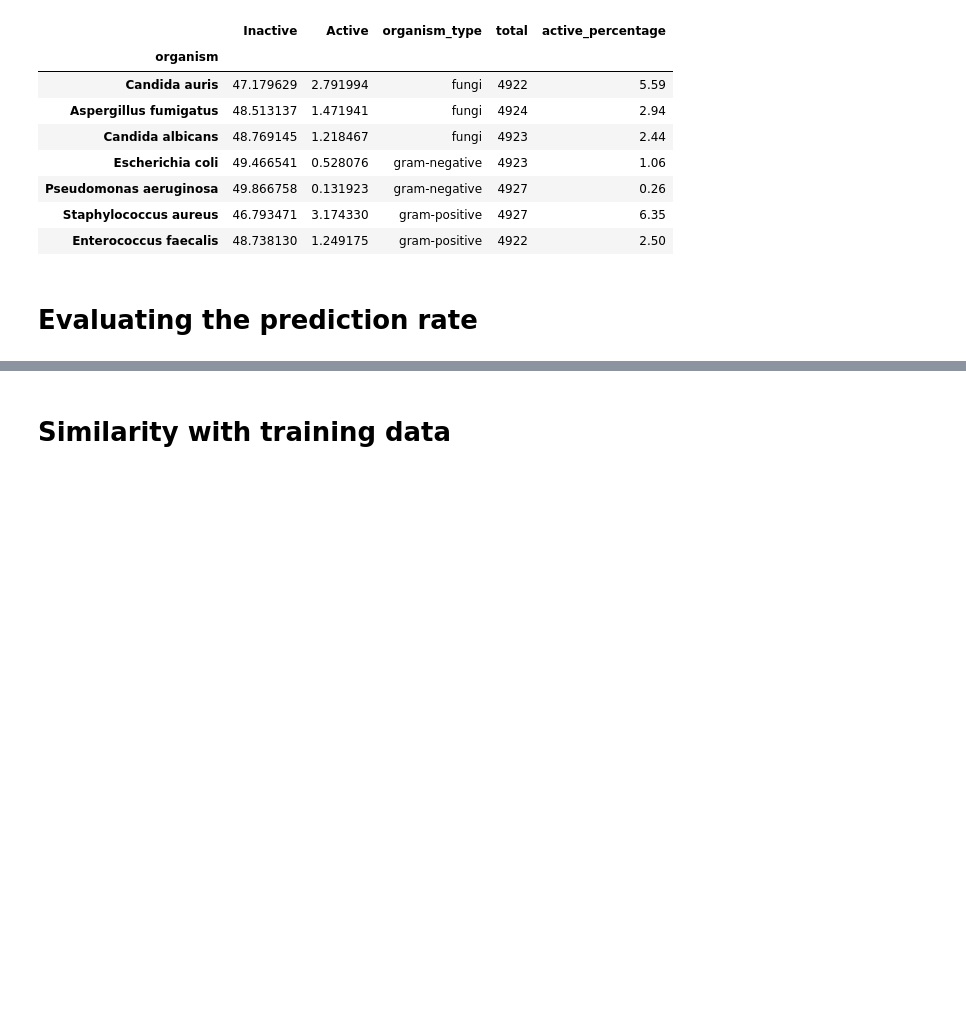
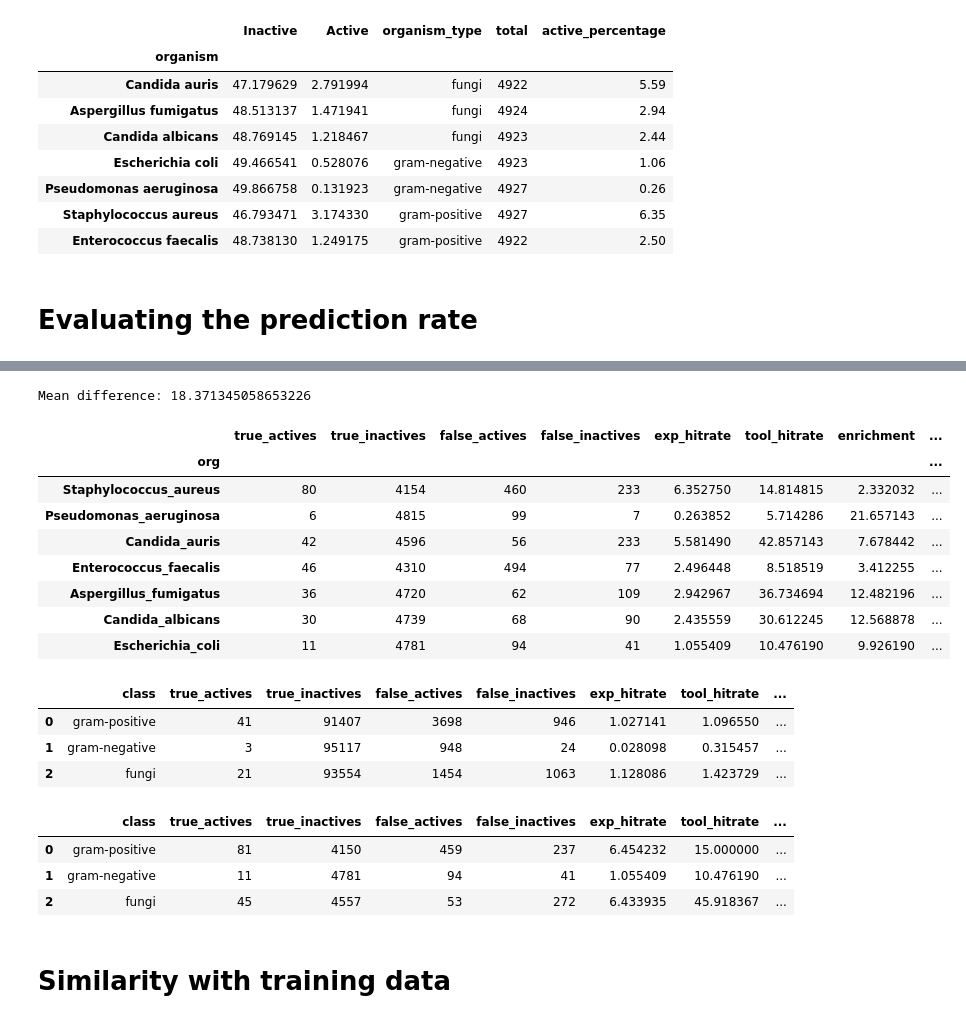
Before and after one commit to IMI-COMBINE/broad_spectrum_prediction, a Jupyter notebook: src/9_2_prediction_deep_dive.ipynb, the cells around one changed output, grey strips where cells are left out. Saved outputs shown, nothing was run; the diff lists cells and outputs as text; code cells hidden in the pictures; blank space fills up the shorter version.

```diff
--- a/src/9_2_prediction_deep_dive.ipynb
+++ b/src/9_2_prediction_deep_dive.ipynb
@@ -508,3 +341,33 @@ get_prediction_pathogen_class_wise(bioactive_df)
+# %%
+bioactive_df_strain = get_prediction_accuracy_by_strain(bioactive_df)
+bioactive_df_strain
+# %% [output]
+Mean difference: 18.371345058653226
+|  | true_actives | true_inactives | false_actives | false_inactives | exp_hitrate | tool_hitrate | enrichment | ... |
+| org |  |  |  |  |  |  |  | ... |
+| Staphylococcus_aureus | 80 | 4154 | 460 | 233 | 6.352750 | 14.814815 | 2.332032 | ... |
+| Pseudomonas_aeruginosa | 6 | 4815 | 99 | 7 | 0.263852 | 5.714286 | 21.657143 | ... |
+| Candida_auris | 42 | 4596 | 56 | 233 | 5.581490 | 42.857143 | 7.678442 | ... |
+| Enterococcus_faecalis | 46 | 4310 | 494 | 77 | 2.496448 | 8.518519 | 3.412255 | ... |
+| Aspergillus_fumigatus | 36 | 4720 | 62 | 109 | 2.942967 | 36.734694 | 12.482196 | ... |
+| Candida_albicans | 30 | 4739 | 68 | 90 | 2.435559 | 30.612245 | 12.568878 | ... |
+| Escherichia_coli | 11 | 4781 | 94 | 41 | 1.055409 | 10.476190 | 9.926190 | ... |
+# %%
+ecbl_df_class = get_prediction_accuracy_by_class(ecbl_df)
+ecbl_df_class
+# %% [output]
+|  | class | true_actives | true_inactives | false_actives | false_inactives | exp_hitrate | tool_hitrate | ... |
+| 0 | gram-positive | 41 | 91407 | 3698 | 946 | 1.027141 | 1.096550 | ... |
+| 1 | gram-negative | 3 | 95117 | 948 | 24 | 0.028098 | 0.315457 | ... |
+| 2 | fungi | 21 | 93554 | 1454 | 1063 | 1.128086 | 1.423729 | ... |
+# %%
+bioactive_df_class = get_prediction_accuracy_by_class(bioactive_df)
+bioactive_df_class
+# %% [output]
+|  | class | true_actives | true_inactives | false_actives | false_inactives | exp_hitrate | tool_hitrate | ... |
+| 0 | gram-positive | 81 | 4150 | 459 | 237 | 6.454232 | 15.000000 | ... |
+| 1 | gram-negative | 11 | 4781 | 94 | 41 | 1.055409 | 10.476190 | ... |
+| 2 | fungi | 45 | 4557 | 53 | 272 | 6.433935 | 45.918367 | ... |
 # %% [markdown]
 # Similarity with training data
 # %%
```
Also changed, not shown: parts of 21 cells of this notebook, 2 other files.
